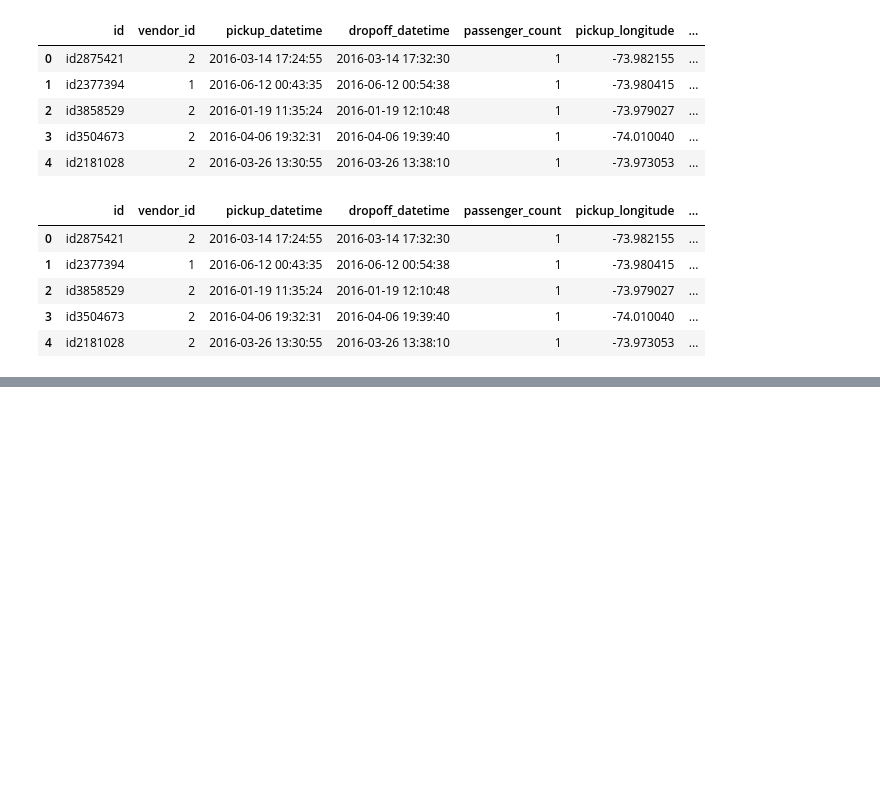
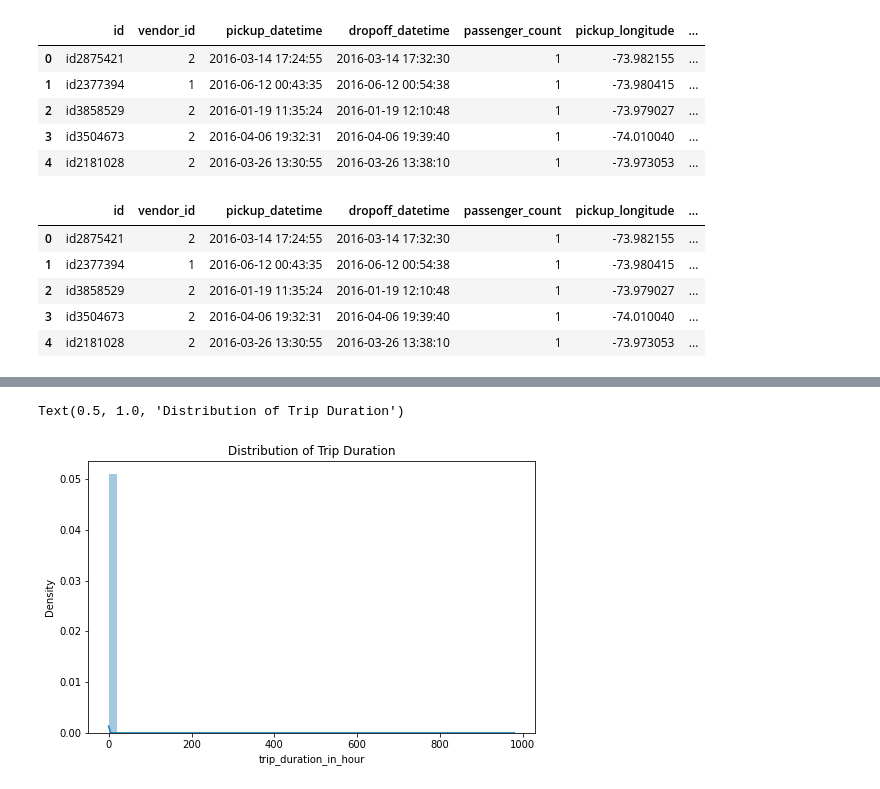
Before and after one commit to kamya11/NYC-Taxi-Trip-Time-Prediction, a Jupyter notebook: NYC_Taxi_Trip_Time_Prediction_Capstone_Project.ipynb, the cells around one changed output, grey strips where cells are left out. Cells and saved outputs as stored; diff of their text form; code cells hidden in the pictures; blank space fills up the shorter version.

```diff
--- a/NYC_Taxi_Trip_Time_Prediction_Capstone_Project.ipynb
+++ b/NYC_Taxi_Trip_Time_Prediction_Capstone_Project.ipynb
@@ -185,0 +195,3 @@ data.head()
+# %%
+data['trip_duration_in_minutes']=data['trip_duration'].apply(lambda x:x/60)
+data.head()
@@ -185,0 +205,3 @@ data.head()
+# %%
+data['trip_duration_in_hour']=data['trip_duration'].apply(lambda x:x/3600)
+data.head()
@@ -185,0 +217,6 @@ data.head()
+# %%
+plt.figure(figsize=(8,5))
+sns.distplot(data['trip_duration_in_hour']).set_title("Distribution of Trip Duration")
+# %% [output]
+Text(0.5, 1.0, 'Distribution of Trip Duration')
+[figure, added]
```
Also changed, not shown: parts of 12 cells of this notebook.
